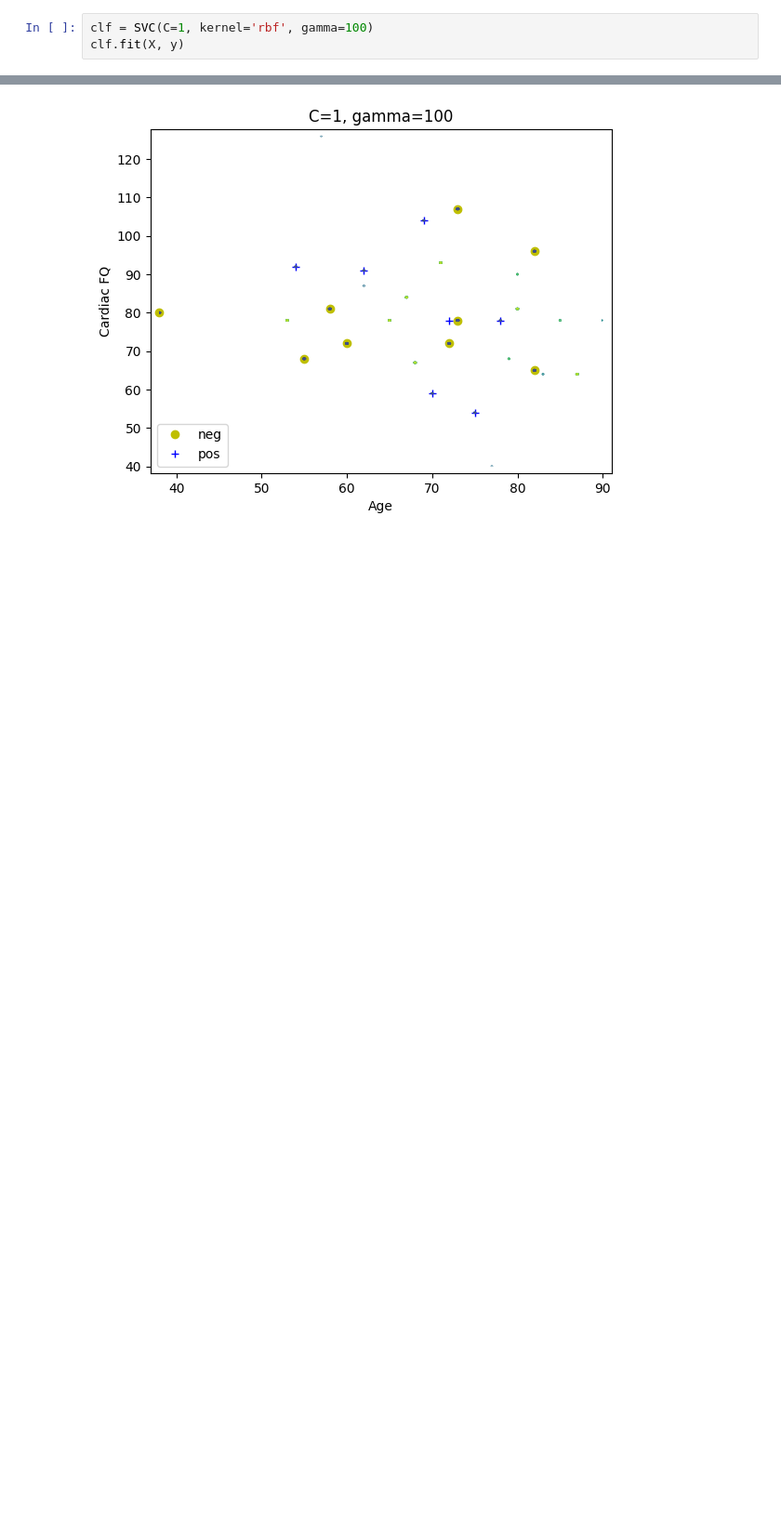
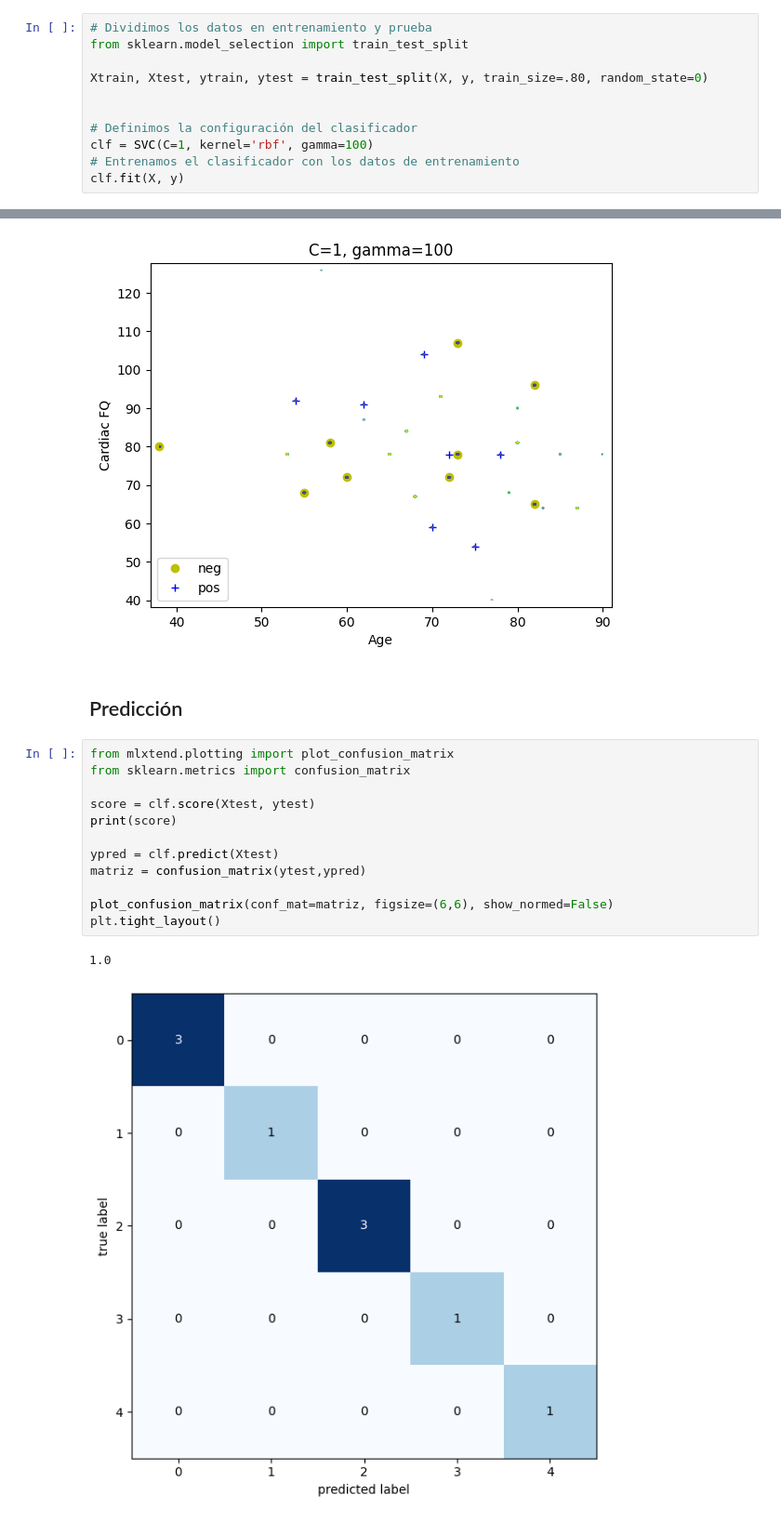
Before and after one commit to amarianjel/Machine-Learning-con-Jupiter, a Jupyter notebook: tesis/Maquinas de Soporte Vectorial.ipynb, the cells around one changed output, grey strips where cells are left out. Shown: that part at 93% size. Drawn from its saved outputs; the diff is of its cells as text; blank space fills up the shorter version.

```diff
--- a/tesis/Maquinas de Soporte Vectorial.ipynb
+++ b/tesis/Maquinas de Soporte Vectorial.ipynb
@@ -295,7 +291,15 @@ plt.legend(loc='lower left');
 # %% [markdown]
 ### Creamos el modelo con kernel Gaussiano
 # %%
+# Dividimos los datos en entrenamiento y prueba
+from sklearn.model_selection import train_test_split
+
+Xtrain, Xtest, ytrain, ytest = train_test_split(X, y, train_size=.80, random_state=0)
+
+
+# Definimos la configuración del clasificador
 clf = SVC(C=1, kernel='rbf', gamma=100)
+# Entrenamos el clasificador con los datos de entrenamiento
 clf.fit(X, y)
 # %% [output]
 SVC(C=1, gamma=100)
@@ -312,3 +316,20 @@ plt.title('C=1, gamma=100')
 plt.show()
 # %% [output]
 [figure]
+# %% [markdown]
+## Predicción
+# %%
+from mlxtend.plotting import plot_confusion_matrix
+from sklearn.metrics import confusion_matrix
+
+score = clf.score(Xtest, ytest)
+print(score)
+
+ypred = clf.predict(Xtest)
+matriz = confusion_matrix(ytest,ypred)
+
+plot_confusion_matrix(conf_mat=matriz, figsize=(6,6), show_normed=False)
+plt.tight_layout()
+# %% [output]
+1.0
+[figure, added]
```
Also changed, not shown: parts of 11 cells of this notebook.
